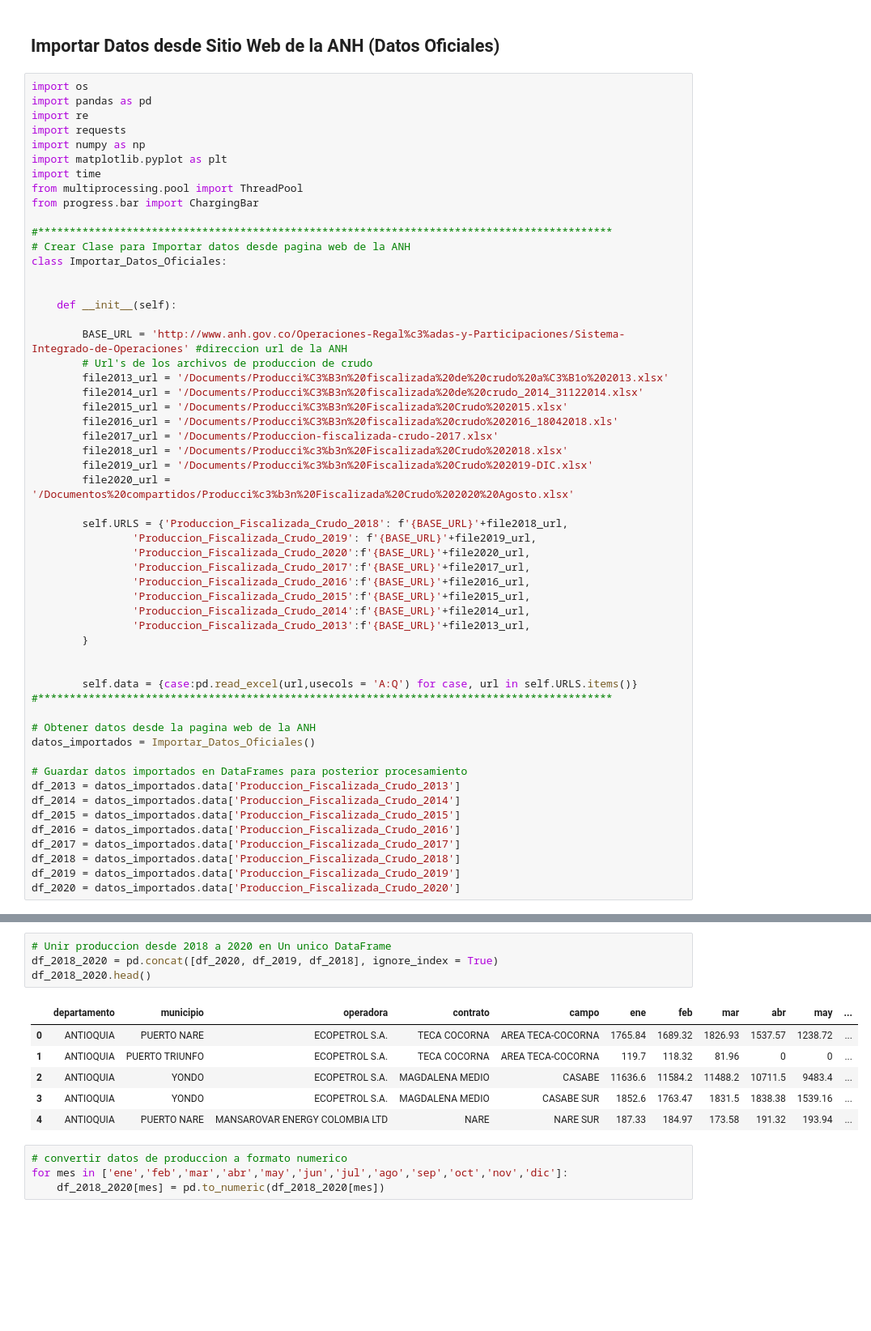
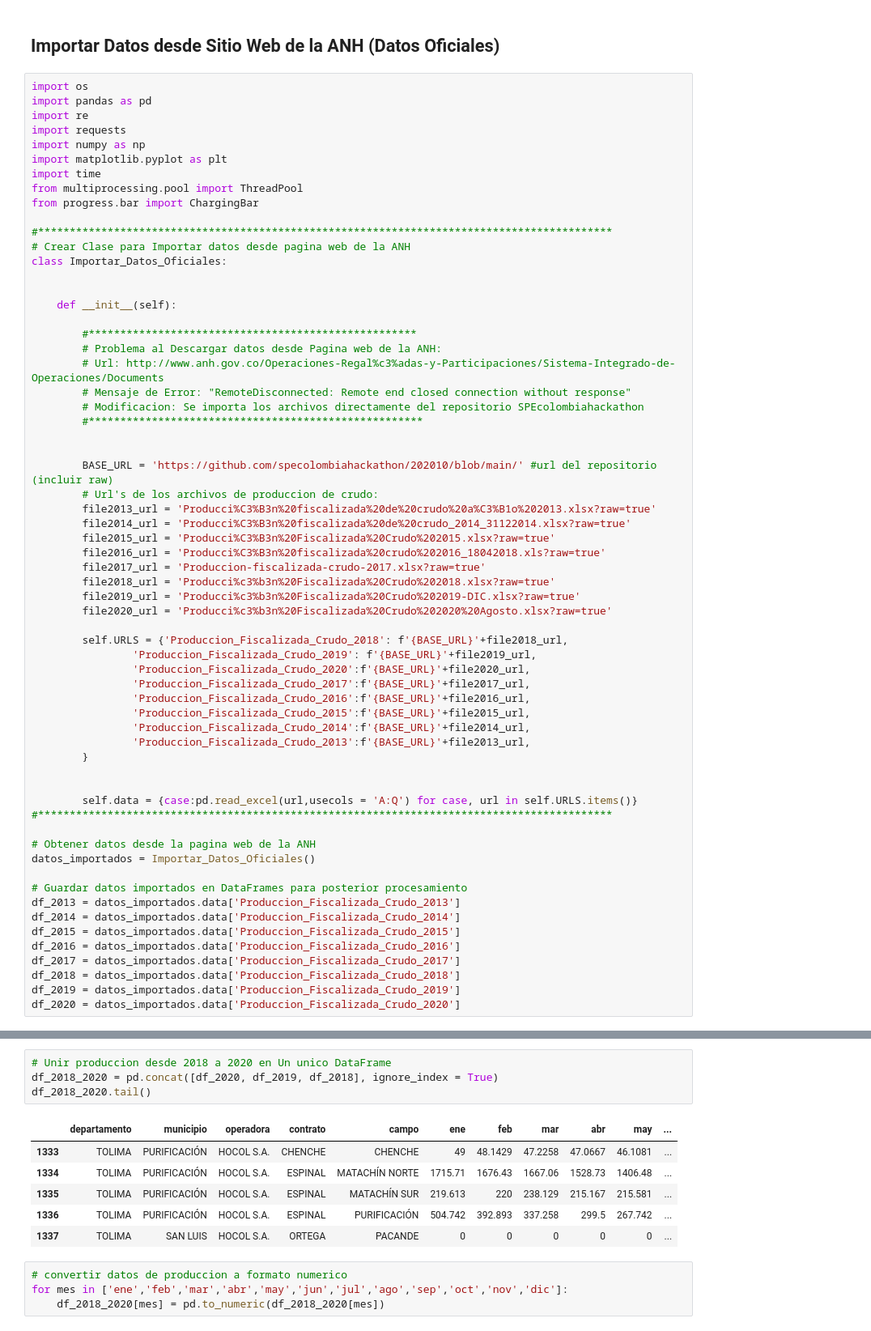
Before and after one commit to yoi23/HackathonOG2020, a Jupyter notebook: importar_datos_web.ipynb, the cells around one changed output, grey strips where cells are left out. Shown at 81% size. Saved outputs shown, nothing was run; the diff lists cells and outputs as text; blank space fills up the shorter version.

```diff
--- a/importar_datos_web.ipynb
+++ b/importar_datos_web.ipynb
@@ -20,16 +20,24 @@ class Importar_Datos_Oficiales:
 
     def __init__(self):
 
-        BASE_URL = 'http://www.anh.gov.co/Operaciones-Regal%c3%adas-y-Participaciones/Sistema-Integrado-de-Operaciones' #direccion url de la ANH
-        # Url's de los archivos de produccion de crudo
-        file2013_url = '/Documents/Producci%C3%B3n%20fiscalizada%20de%20crudo%20a%C3%B1o%202013.xlsx'
-        file2014_url = '/Documents/Producci%C3%B3n%20fiscalizada%20de%20crudo_2014_31122014.xlsx'
-        file2015_url = '/Documents/Producci%C3%B3n%20Fiscalizada%20Crudo%202015.xlsx'
-        file2016_url = '/Documents/Producci%C3%B3n%20fiscalizada%20crudo%202016_18042018.xls'
-        file2017_url = '/Documents/Produccion-fiscalizada-crudo-2017.xlsx'
-        file2018_url = '/Documents/Producci%c3%b3n%20Fiscalizada%20Crudo%202018.xlsx'
-        file2019_url = '/Documents/Producci%c3%b3n%20Fiscalizada%20Crudo%202019-DIC.xlsx'
-        file2020_url = '/Documentos%20compartidos/Producci%c3%b3n%20Fiscalizada%20Crudo%202020%20Agosto.xlsx'
+        #****************************************************
+        # Problema al Descargar datos desde Pagina web de la ANH:
+        # Url: http://www.anh.gov.co/Operaciones-Regal%c3%adas-y-Participaciones/Sistema-Integrado-de-Operaciones/Documents
+        # Mensaje de Error: "RemoteDisconnected: Remote end closed connection without response"
+        # Modificacion: Se importa los archivos directamente del repositorio SPEcolombiahackathon
+        #*****************************************************
+
+
+        BASE_URL = 'https://github.com/specolombiahackathon/202010/blob/main/' #url del repositorio (incluir raw)
+        # Url's de los archivos de produccion de crudo:
+        file2013_url = 'Producci%C3%B3n%20fiscalizada%20de%20crudo%20a%C3%B1o%202013.xlsx?raw=true'
+        file2014_url = 'Producci%C3%B3n%20fiscalizada%20de%20crudo_2014_31122014.xlsx?raw=true'
+        file2015_url = 'Producci%C3%B3n%20Fiscalizada%20Crudo%202015.xlsx?raw=true'
+        file2016_url = 'Producci%C3%B3n%20fiscalizada%20crudo%202016_18042018.xls?raw=true'
+        file2017_url = 'Produccion-fiscalizada-crudo-2017.xlsx?raw=true'
+        file2018_url = 'Producci%c3%b3n%20Fiscalizada%20Crudo%202018.xlsx?raw=true'
+        file2019_url = 'Producci%c3%b3n%20Fiscalizada%20Crudo%202019-DIC.xlsx?raw=true'
+        file2020_url = 'Producci%c3%b3n%20Fiscalizada%20Crudo%202020%20Agosto.xlsx?raw=true'
 
         self.URLS = {'Produccion_Fiscalizada_Crudo_2018': f'{BASE_URL}'+file2018_url,
                 'Produccion_Fiscalizada_Crudo_2019': f'{BASE_URL}'+file2019_url,
@@ -122,14 +139,14 @@ df_2020.head(5) #mostrar produccion de crudo - 2020
 # %%
 # Unir produccion desde 2018 a 2020 en Un unico DataFrame
 df_2018_2020 = pd.concat([df_2020, df_2019, df_2018], ignore_index = True)
-df_2018_2020.head()
+df_2018_2020.tail()
 # %% [output]
 |  | departamento | municipio | operadora | contrato | campo | ene | feb | mar | abr | may | ... |
-| 0 | ANTIOQUIA | PUERTO NARE | ECOPETROL S.A. | TECA COCORNA | AREA TECA-COCORNA | 1765.84 | 1689.32 | 1826.93 | 1537.57 | 1238.72 | ... |
-| 1 | ANTIOQUIA | PUERTO TRIUNFO | ECOPETROL S.A. | TECA COCORNA | AREA TECA-COCORNA | 119.7 | 118.32 | 81.96 | 0 | 0 | ... |
-| 2 | ANTIOQUIA | YONDO | ECOPETROL S.A. | MAGDALENA MEDIO | CASABE | 11636.6 | 11584.2 | 11488.2 | 10711.5 | 9483.4 | ... |
-| 3 | ANTIOQUIA | YONDO | ECOPETROL S.A. | MAGDALENA MEDIO | CASABE SUR | 1852.6 | 1763.47 | 1831.5 | 1838.38 | 1539.16 | ... |
-| 4 | ANTIOQUIA | PUERTO NARE | MANSAROVAR ENERGY COLOMBIA LTD | NARE | NARE SUR | 187.33 | 184.97 | 173.58 | 191.32 | 193.94 | ... |
+| 1333 | TOLIMA | PURIFICACIÓN | HOCOL S.A. | CHENCHE | CHENCHE | 49 | 48.1429 | 47.2258 | 47.0667 | 46.1081 | ... |
+| 1334 | TOLIMA | PURIFICACIÓN | HOCOL S.A. | ESPINAL | MATACHÍN NORTE | 1715.71 | 1676.43 | 1667.06 | 1528.73 | 1406.48 | ... |
+| 1335 | TOLIMA | PURIFICACIÓN | HOCOL S.A. | ESPINAL | MATACHÍN SUR | 219.613 | 220 | 238.129 | 215.167 | 215.581 | ... |
+| 1336 | TOLIMA | PURIFICACIÓN | HOCOL S.A. | ESPINAL | PURIFICACIÓN | 504.742 | 392.893 | 337.258 | 299.5 | 267.742 | ... |
+| 1337 | TOLIMA | SAN LUIS | HOCOL S.A. | ORTEGA | PACANDE | 0 | 0 | 0 | 0 | 0 | ... |
 # %%
 # convertir datos de produccion a formato numerico
 for mes in ['ene','feb','mar','abr','may','jun','jul','ago','sep','oct','nov','dic']:
```
Also changed, not shown: parts of 14 cells of this notebook.
